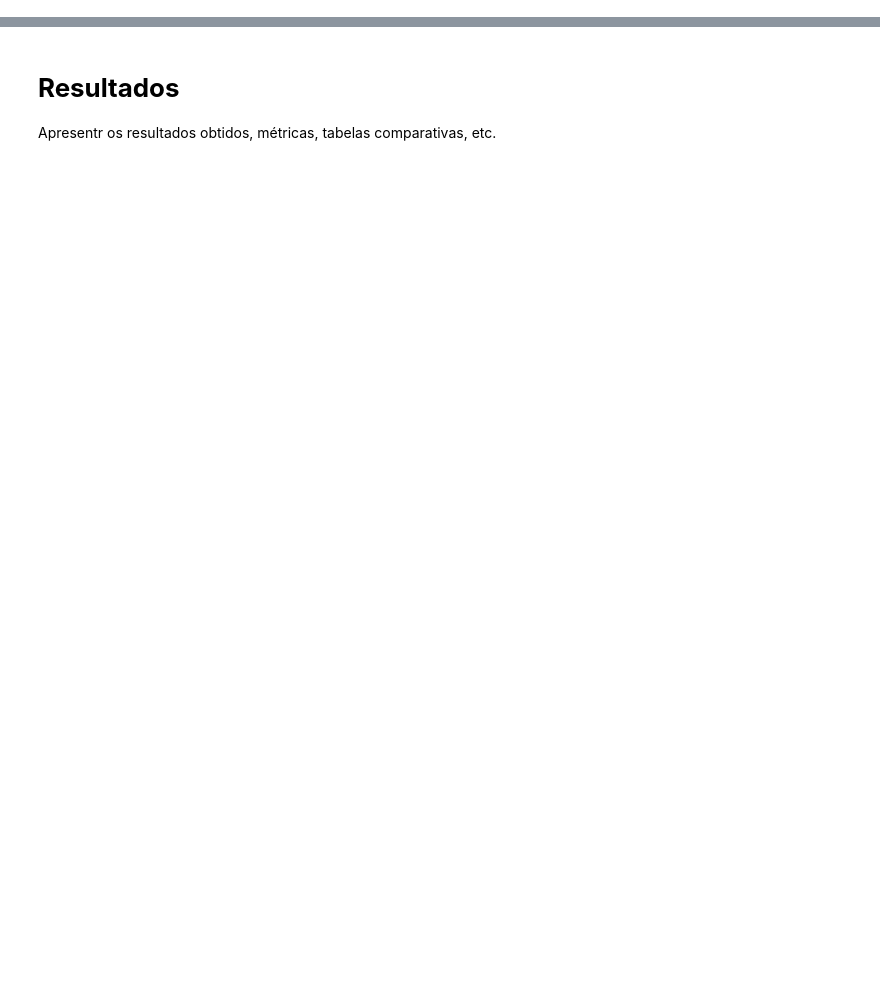
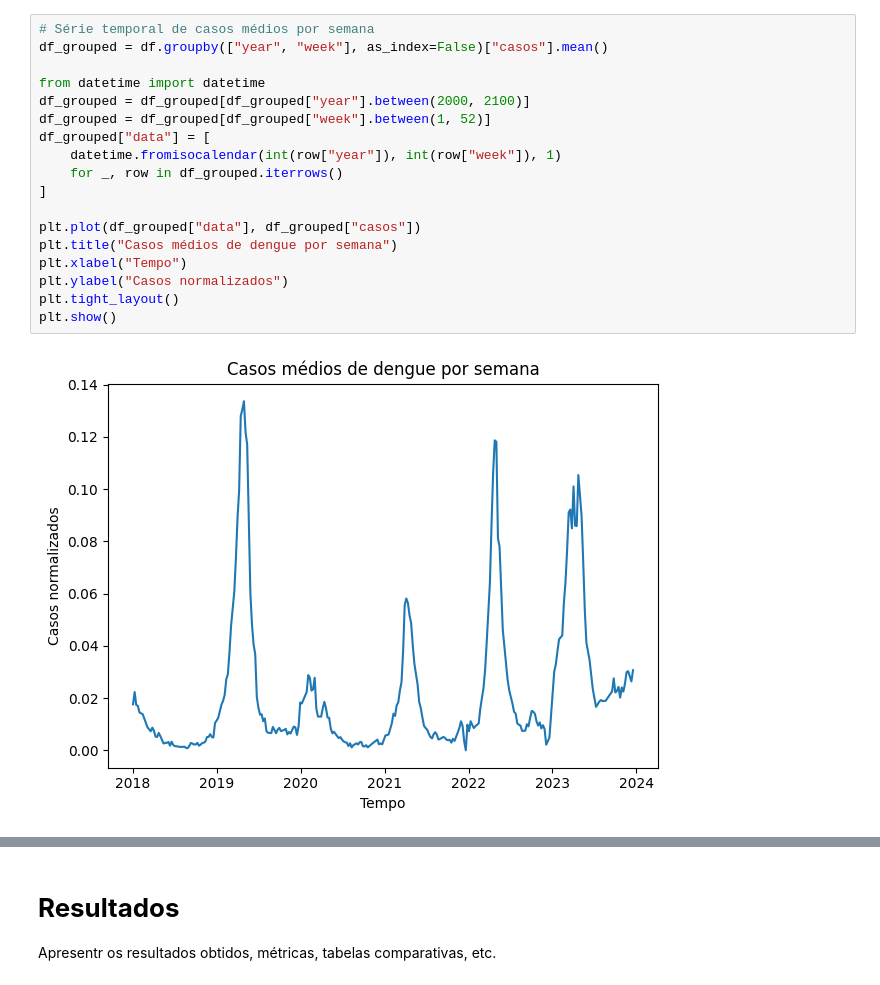
Before and after one commit to valdineyatilio/ProjetoAplicado-IV, a Jupyter notebook: A4/cd_projeto_aplicado_IV_entrega_4.ipynb, the cells around one changed output, grey strips where cells are left out. Saved outputs shown, nothing was run; the diff lists cells and outputs as text; blank space fills up the shorter version.

```diff
--- a/A4/cd_projeto_aplicado_IV_entrega_4.ipynb
+++ b/A4/cd_projeto_aplicado_IV_entrega_4.ipynb
@@ -51,0 +210,20 @@ Descrição metodológica para a criação, refinamento e validação dos modelo
+# %%
+# Série temporal de casos médios por semana
+df_grouped = df.groupby(["year", "week"], as_index=False)["casos"].mean()
+
+from datetime import datetime
+df_grouped = df_grouped[df_grouped["year"].between(2000, 2100)]
+df_grouped = df_grouped[df_grouped["week"].between(1, 52)]
+df_grouped["data"] = [
+    datetime.fromisocalendar(int(row["year"]), int(row["week"]), 1)
+    for _, row in df_grouped.iterrows()
+]
+
+plt.plot(df_grouped["data"], df_grouped["casos"])
+plt.title("Casos médios de dengue por semana")
+plt.xlabel("Tempo")
+plt.ylabel("Casos normalizados")
+plt.tight_layout()
+plt.show()
+# %% [output]
+[figure, added]
```
Also changed, not shown: parts of 29 cells of this notebook.
